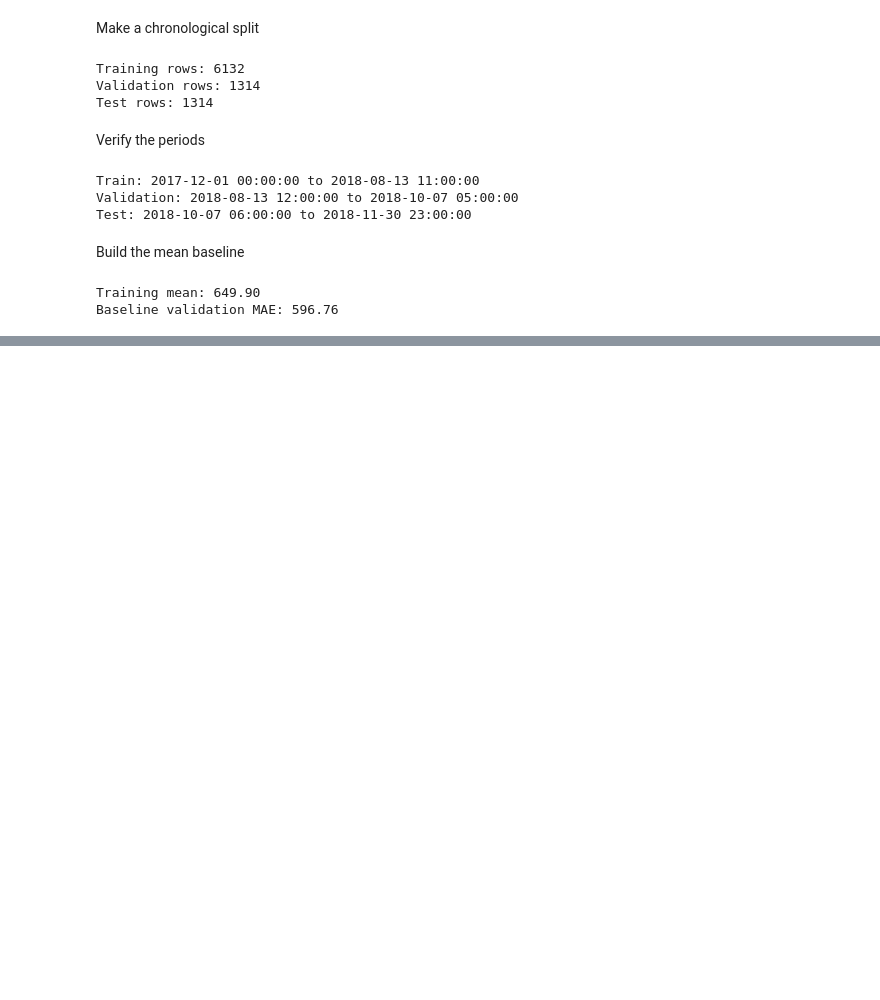
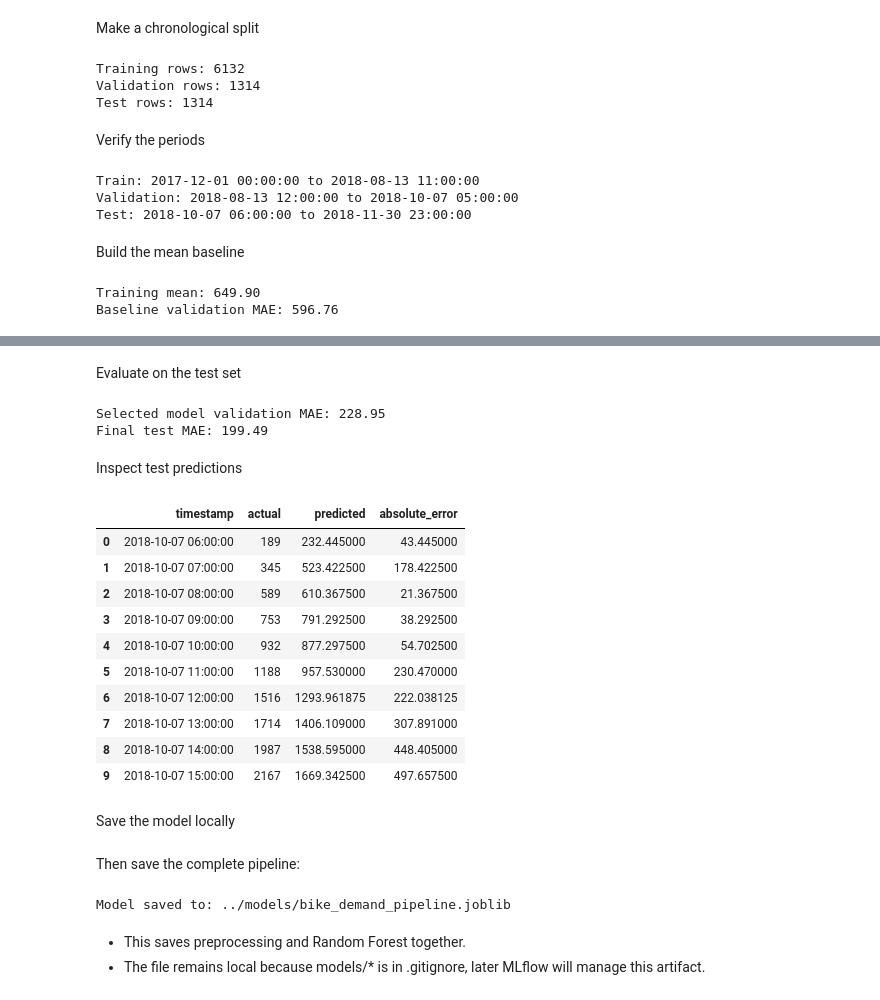
Before and after one commit to Maramy93/seoul-bike-demand-mlops, a Jupyter notebook: notebooks/02_baseline_model.ipynb, the cells around one changed output, grey strips where cells are left out. Drawn from its saved outputs; the diff is of its cells as text; code cells hidden in the pictures; blank space fills up the shorter version.

```diff
--- a/notebooks/02_baseline_model.ipynb
+++ b/notebooks/02_baseline_model.ipynb
@@ -99,0 +538,14 @@ Baseline validation MAE: 596.76
+# %%
+final_training_df = pd.concat(
+    [train_df, validation_df],
+    ignore_index=True,
+)
+
+X_final_train = final_training_df[all_features]
+y_final_train = final_training_df[target]
+
+X_test = test_df[all_features]
+y_test = test_df[target]
+
+print("Final training rows:", len(X_final_train))
+print("Test rows:", len(X_test))
@@ -99,0 +557,6 @@ Baseline validation MAE: 596.76
+# %%
+final_model = clone(tuned_random_forest_pipeline)
+
+final_model.fit(X_final_train, y_final_train)
+
+# This creates a fresh model with the winning settings.
@@ -99,0 +581,46 @@ Baseline validation MAE: 596.76
+# %% [markdown]
+Evaluate on the test set
+# %%
+test_predictions = final_model.predict(X_test)
+test_predictions = np.maximum(test_predictions, 0)
+
+test_mae = mean_absolute_error(
+    y_test,
+    test_predictions,
+)
+
+print(f"Selected model validation MAE: {tuned_random_forest_mae:.2f}")
+print(f"Final test MAE: {test_mae:.2f}")
+# %% [output]
+Selected model validation MAE: 228.95
+Final test MAE: 199.49
+# %% [markdown]
+Inspect test predictions
+# %%
+test_comparison = pd.DataFrame(
+    {
+        "timestamp": test_df["timestamp"].to_numpy(),
+        "actual": y_test.to_numpy(),
+        "predicted": test_predictions,
+    }
+)
+
+test_comparison["absolute_error"] = (
+    test_comparison["actual"] - test_comparison["predicted"]
+).abs()
+
+test_comparison.head(10)
+# %% [output]
+|  | timestamp | actual | predicted | absolute_error |
+| 0 | 2018-10-07 06:00:00 | 189 | 232.445000 | 43.445000 |
+| 1 | 2018-10-07 07:00:00 | 345 | 523.422500 | 178.422500 |
+| 2 | 2018-10-07 08:00:00 | 589 | 610.367500 | 21.367500 |
+| 3 | 2018-10-07 09:00:00 | 753 | 791.292500 | 38.292500 |
+| 4 | 2018-10-07 10:00:00 | 932 | 877.297500 | 54.702500 |
+| 5 | 2018-10-07 11:00:00 | 1188 | 957.530000 | 230.470000 |
+| 6 | 2018-10-07 12:00:00 | 1516 | 1293.961875 | 222.038125 |
+| 7 | 2018-10-07 13:00:00 | 1714 | 1406.109000 | 307.891000 |
+| 8 | 2018-10-07 14:00:00 | 1987 | 1538.595000 | 448.405000 |
+| 9 | 2018-10-07 15:00:00 | 2167 | 1669.342500 | 497.657500 |
+# %% [markdown]
+Save the model locally
@@ -99,0 +631,13 @@ Baseline validation MAE: 596.76
+# %% [markdown]
+Then save the complete pipeline:
+# %%
+MODEL_PATH = Path("../models/bike_demand_pipeline.joblib")
+
+joblib.dump(final_model, MODEL_PATH)
+
+print(f"Model saved to: {MODEL_PATH}")
+# %% [output]
+Model saved to: ../models/bike_demand_pipeline.joblib
+# %% [markdown]
+* This saves preprocessing and Random Forest together.
+* The file remains local because models/* is in .gitignore, later MLflow will manage this artifact.
```
Also changed, not shown: parts of 51 cells of this notebook, 2 other files.
